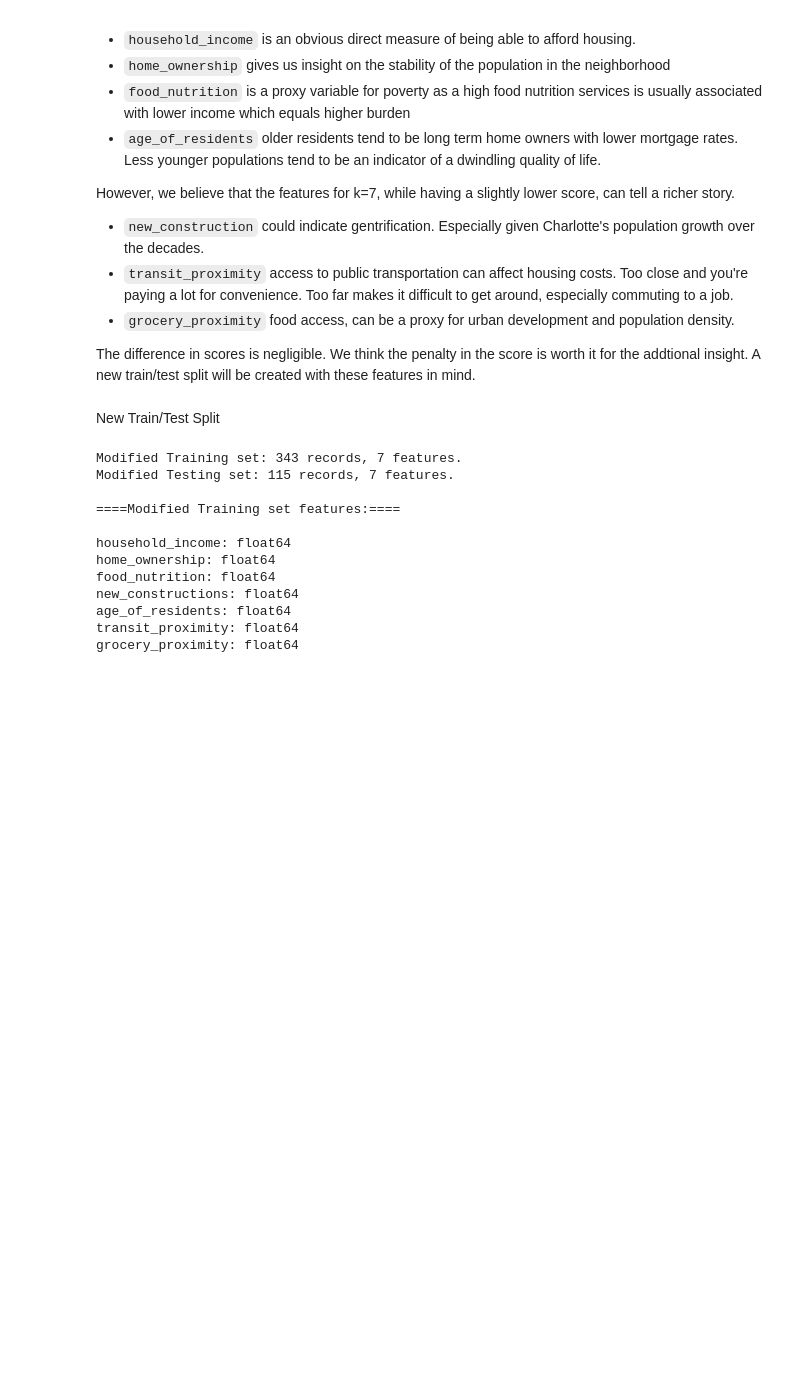
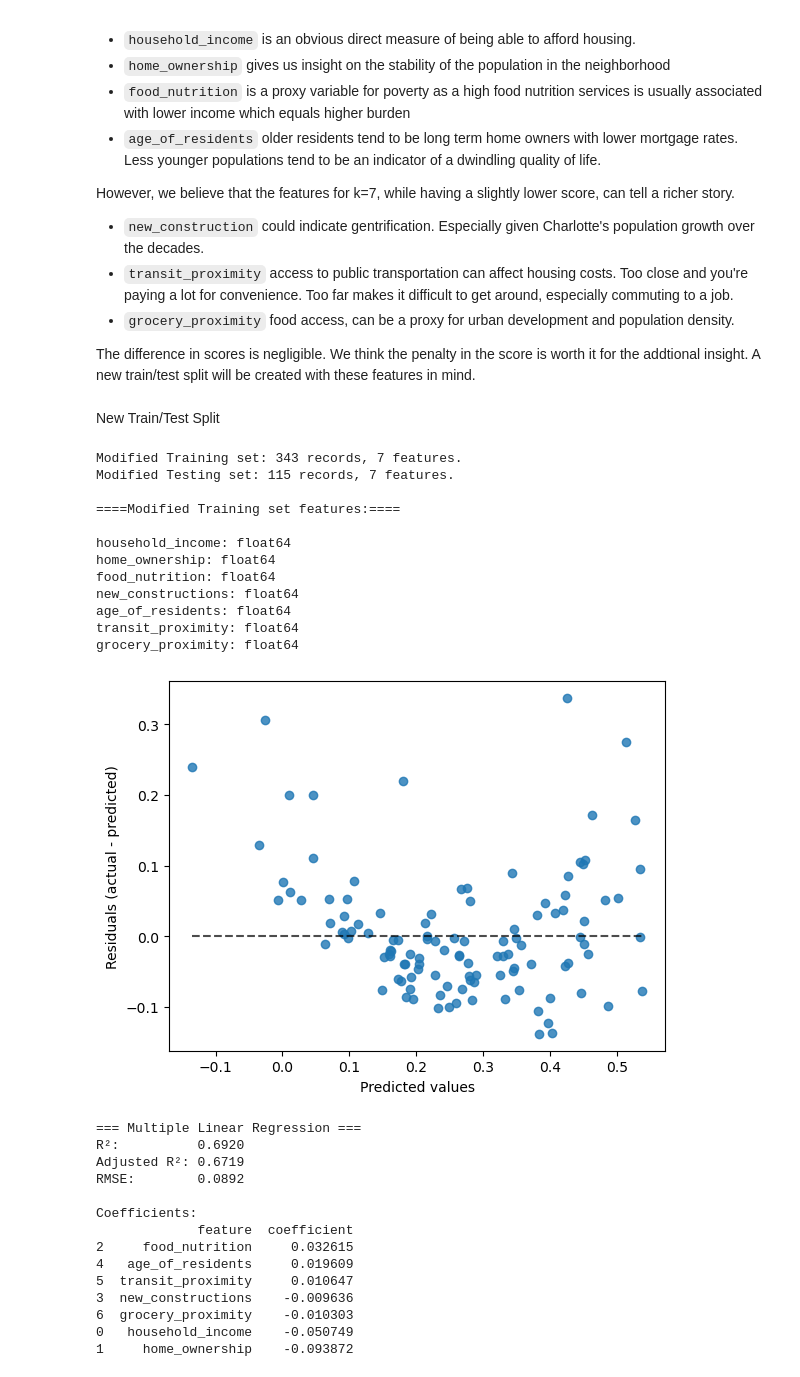
Before and after one commit to teseri86/Charlotte_Housing_Project, a Jupyter notebook: notebooks/housing_cost_burden_model.ipynb, the cells around one changed output. Drawn from its saved outputs; the diff is of its cells as text; code cells hidden in the pictures; blank space fills up the shorter version.

Commit message:
Still experimenting with Linear Model

```diff
--- a/notebooks/housing_cost_burden_model.ipynb
+++ b/notebooks/housing_cost_burden_model.ipynb
@@ -195,3 +193,49 @@ new_constructions: float64
 age_of_residents: float64
 transit_proximity: float64
 grocery_proximity: float64
+# %%
+# Fit the model on the modified training set
+mlr = LinearRegression()
+mlr.fit(X_train, y_train)
+
+# Predictions
+y_pred = mlr.predict(X_test)
+
+res_plot = PredictionErrorDisplay(y_true=y_test, y_pred=y_pred)
+res_plot.plot()
+plt.show()
+
+# Eval
+r2 = r2_score(y_test, y_pred)
+adj_r2 = 1 - (1 - r2) * (len(y_test) - 1) / (len(y_test) - X_test.shape[1] - 1)
+rmse = root_mean_squared_error(y_test, y_pred)
+
+print("=== Multiple Linear Regression ===")
+print(f"R²:          {r2:.4f}")
+print(f"Adjusted R²: {adj_r2:.4f}")
+print(f"RMSE:        {rmse:.4f}")
+
+# Coefficients
+coef_df = pd.DataFrame({
+    "feature": X_train.columns,
+    "coefficient": mlr.coef_
+}).sort_values("coefficient", ascending=False)
+
+print("\nCoefficients:")
+print(coef_df)
+# %% [output]
+[figure, added]
+=== Multiple Linear Regression ===
+R²:          0.6920
+Adjusted R²: 0.6719
+RMSE:        0.0892
+
+Coefficients:
+             feature  coefficient
+2     food_nutrition     0.032615
+4   age_of_residents     0.019609
+5  transit_proximity     0.010647
+3  new_constructions    -0.009636
+6  grocery_proximity    -0.010303
+0   household_income    -0.050749
+1     home_ownership    -0.093872
```
Also changed, not shown: parts of 8 cells of this notebook.
